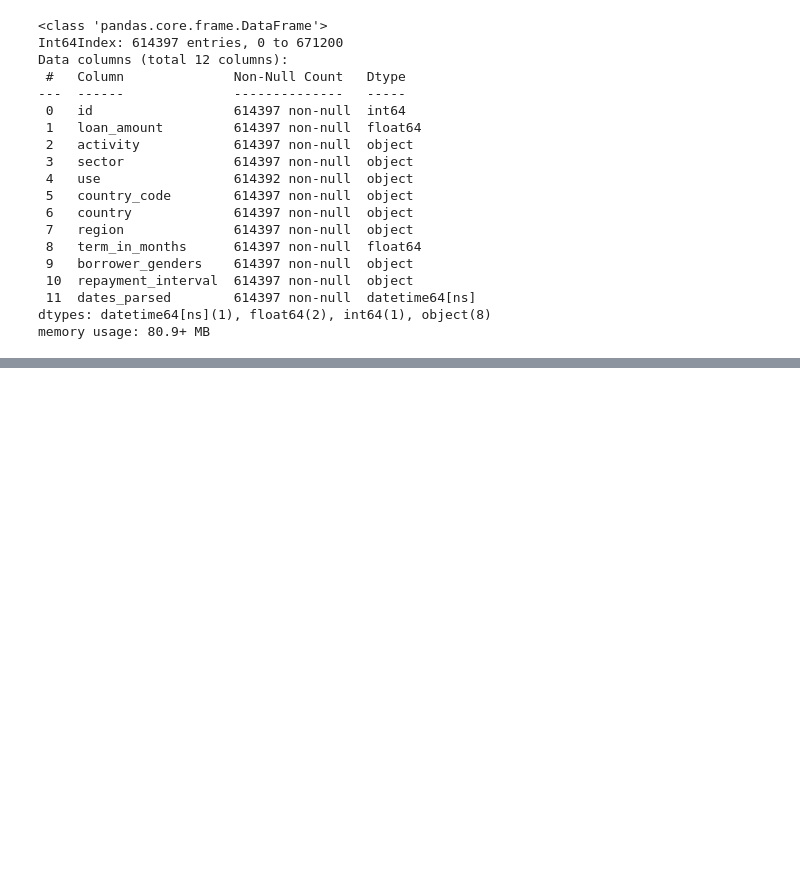
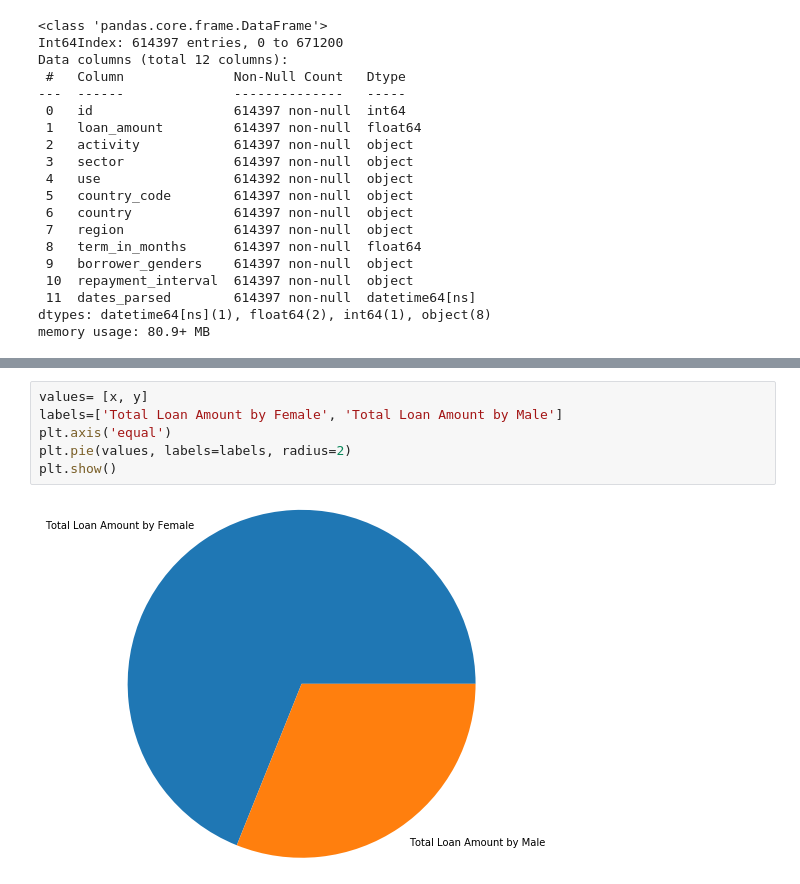
Before and after one commit to masterpython4ds/assignment-1-Alumasa, a Jupyter notebook: Kiva loans dataset.ipynb, the cells around one changed output, grey strips where cells are left out. Drawn from its saved outputs; the diff is of its cells as text; blank space fills up the shorter version.

```diff
--- a/Kiva loans dataset.ipynb
+++ b/Kiva loans dataset.ipynb
@@ -268,0 +271,8 @@ month_of_loans = loans_data['dates_parsed'].dt.month
+# %%
+values= [x, y]
+labels=['Total Loan Amount by Female', 'Total Loan Amount by Male']
+plt.axis('equal')
+plt.pie(values, labels=labels, radius=2)
+plt.show()
+# %% [output]
+[figure, added]
```
Also changed, not shown: parts of 20 cells of this notebook.
